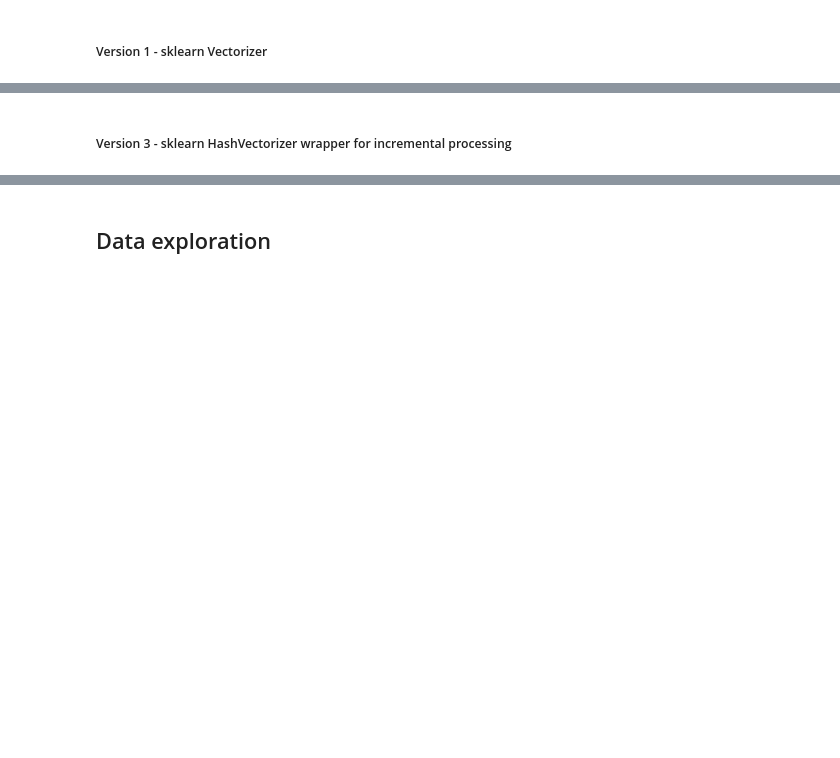
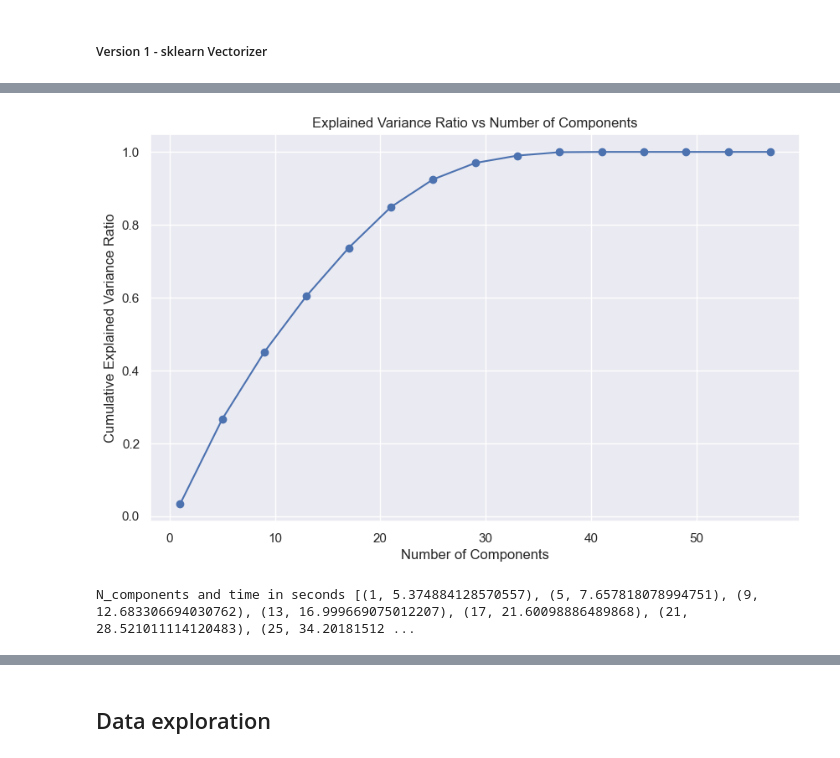
Before and after one commit to Kairixir/URL-domain-name-clustering, a Jupyter notebook: bachelor_thesis.ipynb, the cells around one changed output, grey strips where cells are left out. Drawn from its saved outputs; the diff is of its cells as text; code cells hidden in the pictures; blank space fills up the shorter version.

```diff
--- a/bachelor_thesis.ipynb
+++ b/bachelor_thesis.ipynb
@@ -392,2 +262,0 @@ def update_models(domain, dictionary, tfidf_model, clustering_model):
-# %% [markdown]
-##### Version 3 - sklearn HashVectorizer wrapper for incremental processing
@@ -426,0 +382,36 @@ transformed_documents = incremental_vectorizer.transform(documents)
+# %%
+incremental_domain_tfidf = IncrementalTfidf()
+incremental_subdomain_tfidf = IncrementalTfidf()
+
+incremental_domain_tfidf.partial_fit(urls_df["domain"])
+incremental_subdomain_tfidf.partial_fit(urls_df["subdomain"])
+
+# Retrieve the accumulated TF-IDF representation
+X_domain_tfidf = incremental_domain_tfidf.compute_tfidf()
+X_subdomain_tfidf = incremental_subdomain_tfidf.compute_tfidf()
+# %%
+# Calculate the explained variance ratio for different numbers of components
+max_n_components = 60  # Adjust based on your needs
+explained_variance_ratios = []
+times = []
+
+for n_components in range(1, max_n_components + 1, 4):
+    start = time.time()
+    lsa = make_pipeline(TruncatedSVD(n_components=n_components), Normalizer(copy=False))
+    lsa.fit_transform(X_domain_tfidf)
+    explained_variance_ratio = lsa[0].explained_variance_ratio_.sum()
+    explained_variance_ratios.append(explained_variance_ratio)
+    end = time.time()
+    times.append((n_components, end - start))
+# %%
+# Plot the cumulative explained variance ratio as a function of the number of components
+plt.figure(figsize=(10, 6))
+plt.plot(range(1, max_n_components + 1, 4), explained_variance_ratios, marker="o")
+plt.xlabel("Number of Components")
+plt.ylabel("Cumulative Explained Variance Ratio")
+plt.title("Explained Variance Ratio vs Number of Components")
+plt.show()
+print(f"N_components and time in seconds {times}")
+# %% [output]
+[figure, added]
+N_components and time in seconds [(1, 5.374884128570557), (5, 7.657818078994751), (9, 12.683306694030762), (13, 16.999669075012207), (17, 21.60098886489868), (21, 28.521011114120483), (25, 34.20181512 ...
```
Also changed, not shown: parts of 39 cells of this notebook, 1 other file.
